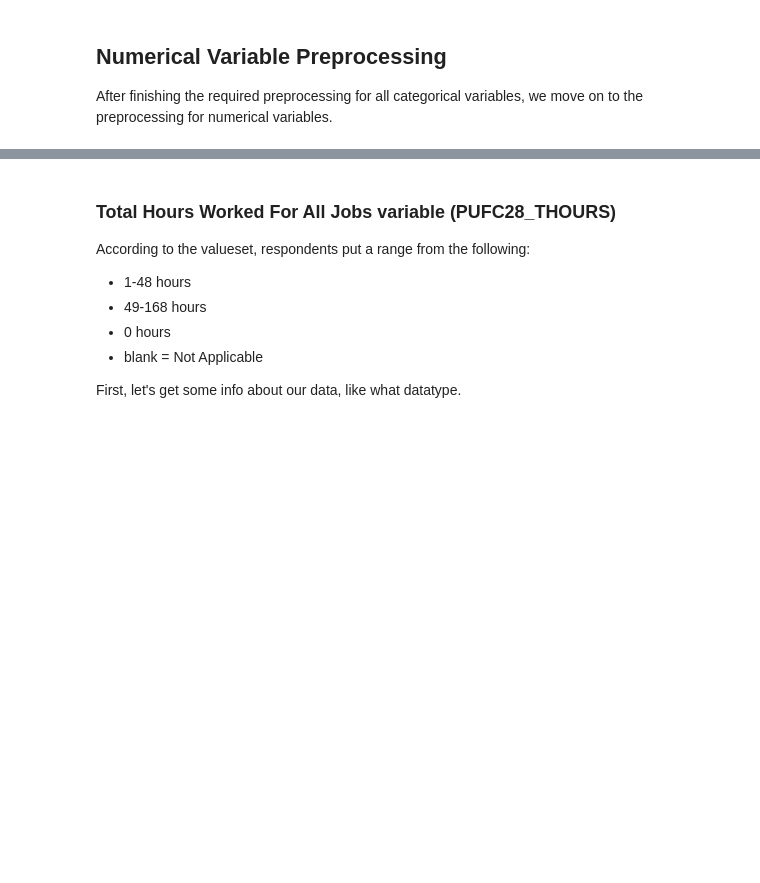
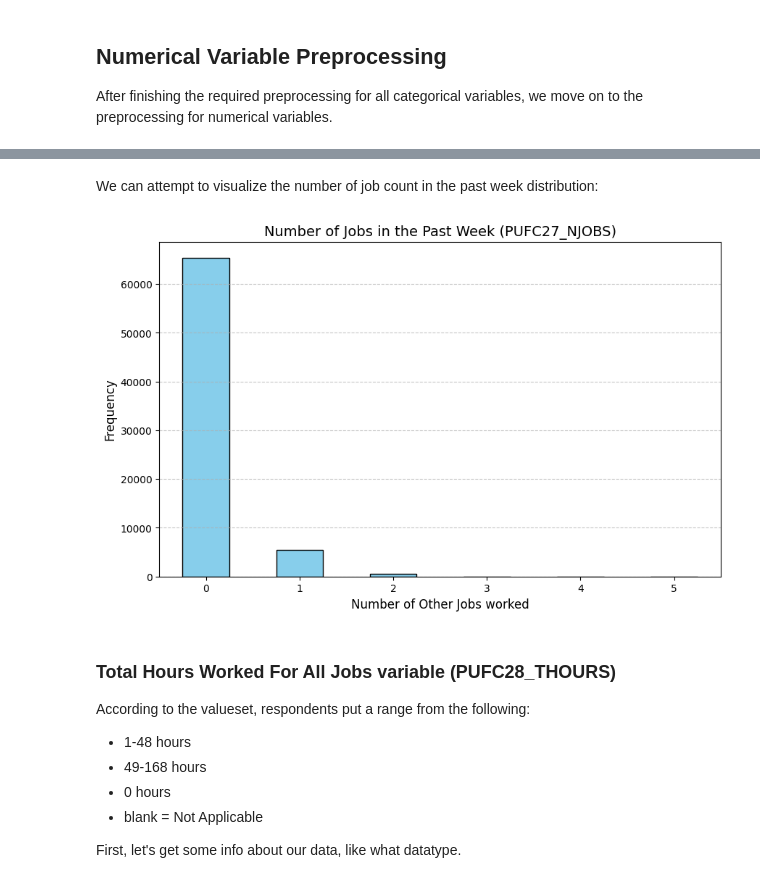
Before and after one commit to clavzno/STINTSY, a Jupyter notebook: Notebook.ipynb, the cells around one changed output, grey strips where cells are left out. Saved outputs shown, nothing was run; the diff lists cells and outputs as text; code cells hidden in the pictures; blank space fills up the shorter version.

```diff
--- a/Notebook.ipynb
+++ b/Notebook.ipynb
@@ -1339,3 +1769,17 @@ After finishing the required preprocessing for all categorical variables, we mov
+# %% [markdown]
+We can attempt to visualize the number of job count in the past week distribution:
+# %%
+job_counts = jobs_df['PUFC27_NJOBS'].value_counts().sort_index()
+plt.figure(figsize=(10, 6))
+job_counts.plot(kind='bar', color='skyblue', edgecolor='black')
+plt.title('Number of Jobs in the Past Week (PUFC27_NJOBS)', fontsize=14)
+plt.xlabel('Number of Other Jobs worked', fontsize=12)
+plt.ylabel('Frequency', fontsize=12)
+plt.xticks(rotation=0)
+plt.grid(axis='y', linestyle='--', alpha=0.7)
+plt.show()
+# %% [output]
+[figure, added]
 # %% [markdown]
 ### Total Hours Worked For All Jobs variable (PUFC28_THOURS)
 According to the valueset, respondents put a range from the following:
```
Also changed, not shown: parts of 105 cells of this notebook, 2 other files.
